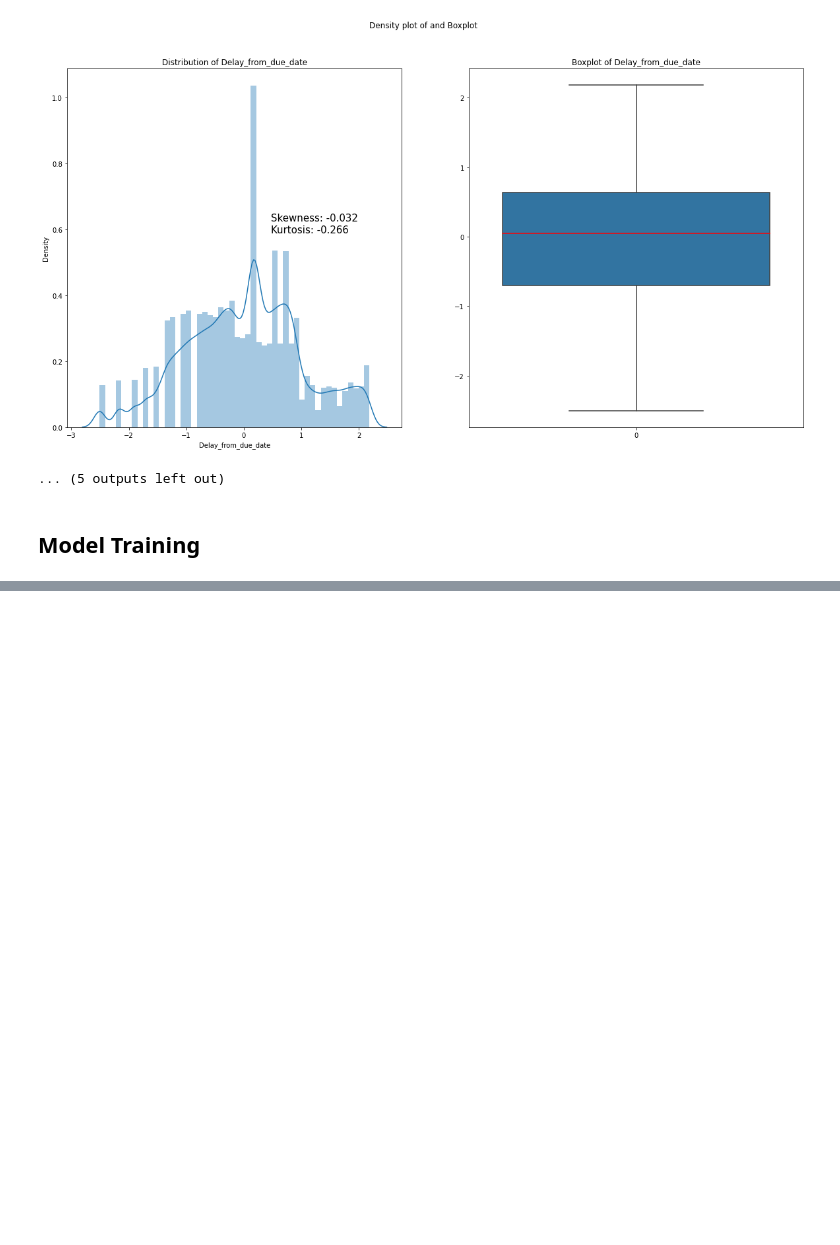
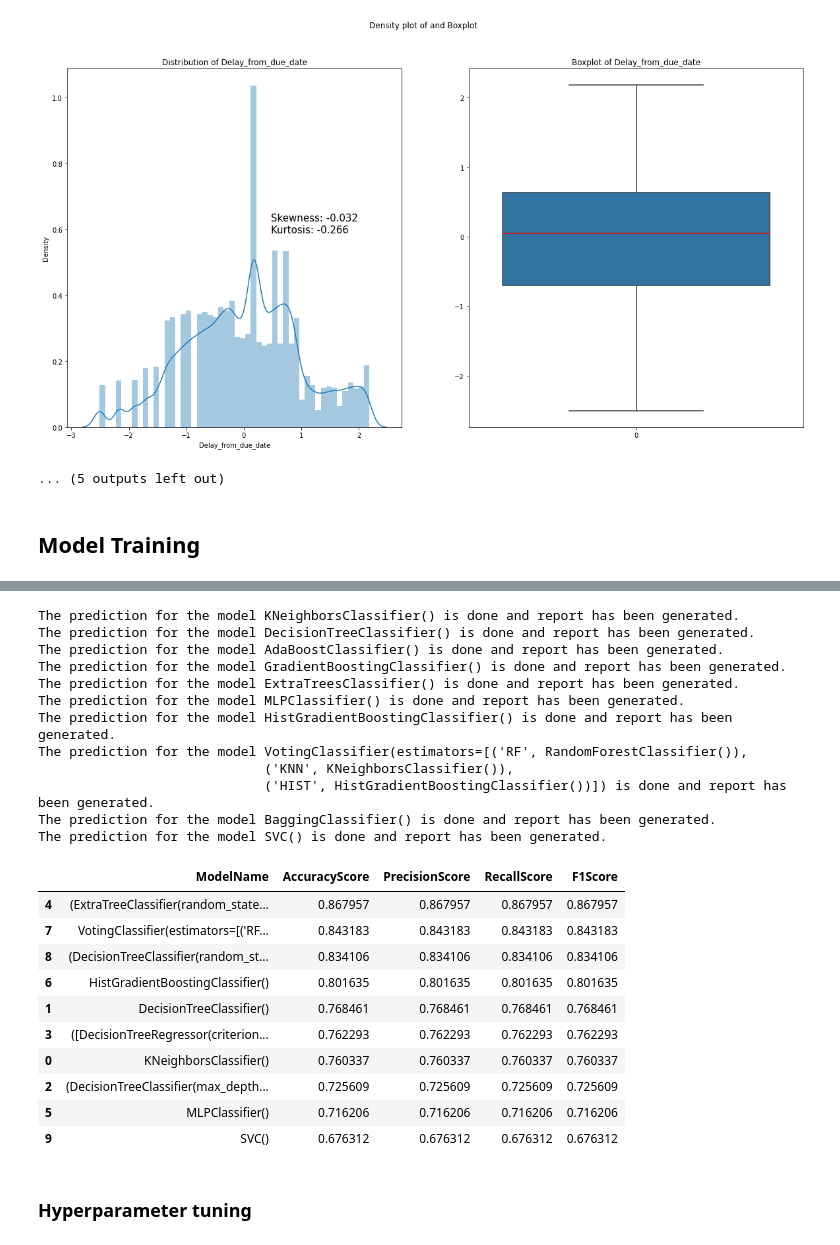
Before and after one commit to ptrGSKA/Credit_Score_Classification, a Jupyter notebook: credit_score_classification.ipynb, the cells around one changed output, grey strips where cells are left out. Cells and saved outputs as stored; diff of their text form; code cells hidden in the pictures; blank space fills up the shorter version.

```diff
--- a/credit_score_classification.ipynb
+++ b/credit_score_classification.ipynb
@@ -801,11 +877,61 @@ weighted avg       0.74      0.74      0.74     30000
 # %%
+# Scaling our date for better performance
 scaler = StandardScaler()
 features = X_train.columns
 X_train_scaled = scaler.fit_transform(X_train)
 X_train_scaled = pd.DataFrame(X_train,columns=features)
 X_test_scaled = scaler.transform(X_test)
 X_test_scaled = pd.DataFrame(X_test,columns=features)
-
-for model in models:
-    train_Evaluate(model, X_train_scaled, y_train, X_test_scaled, y_test)
+# %%
+# Models that achieved high scores on the first unscaled version of the data
+models2 = [KNeighborsClassifier(), DecisionTreeClassifier(), AdaBoostClassifier(), GradientBoostingClassifier(),
+          ExtraTreesClassifier(), MLPClassifier(), HistGradientBoostingClassifier(),
+          VotingClassifier(estimators=[('RF',RandomForestClassifier()),
+                                       ('KNN',KNeighborsClassifier()),
+                                       ('HIST',HistGradientBoostingClassifier())],voting='hard'),
+          BaggingClassifier(), SVC()
+         ]
+
+ModelName = []
+AccuracyScore = []
+PrecisionScore = []
+RecallScore = []
+F1Score = []
+
+for model in models2:
+    train_Evaluate('model_report_scaled.txt',model, X_train_scaled, y_train, X_test_scaled, y_test)
+
+ModelEvaluation2 = pd.DataFrame({'ModelName': ModelName,
+                                'AccuracyScore': AccuracyScore,
+                                'PrecisionScore': PrecisionScore,
+                                'RecallScore': RecallScore,
+                                'F1Score': F1Score}).sort_values('AccuracyScore', ascending = False)
+
+ModelEvaluation2
+# %% [output]
+The prediction for the model KNeighborsClassifier() is done and report has been generated.
+The prediction for the model DecisionTreeClassifier() is done and report has been generated.
+The prediction for the model AdaBoostClassifier() is done and report has been generated.
+The prediction for the model GradientBoostingClassifier() is done and report has been generated.
+The prediction for the model ExtraTreesClassifier() is done and report has been generated.
+The prediction for the model MLPClassifier() is done and report has been generated.
+The prediction for the model HistGradientBoostingClassifier() is done and report has been generated.
+The prediction for the model VotingClassifier(estimators=[('RF', RandomForestClassifier()),
+                             ('KNN', KNeighborsClassifier()),
+                             ('HIST', HistGradientBoostingClassifier())]) is done and report has been generated.
+The prediction for the model BaggingClassifier() is done and report has been generated.
+The prediction for the model SVC() is done and report has been generated.
+|  | ModelName | AccuracyScore | PrecisionScore | RecallScore | F1Score |
+| 4 | (ExtraTreeClassifier(random_state... | 0.867957 | 0.867957 | 0.867957 | 0.867957 |
+| 7 | VotingClassifier(estimators=[('RF... | 0.843183 | 0.843183 | 0.843183 | 0.843183 |
+| 8 | (DecisionTreeClassifier(random_st... | 0.834106 | 0.834106 | 0.834106 | 0.834106 |
+| 6 | HistGradientBoostingClassifier() | 0.801635 | 0.801635 | 0.801635 | 0.801635 |
+| 1 | DecisionTreeClassifier() | 0.768461 | 0.768461 | 0.768461 | 0.768461 |
+| 3 | ([DecisionTreeRegressor(criterion... | 0.762293 | 0.762293 | 0.762293 | 0.762293 |
+| 0 | KNeighborsClassifier() | 0.760337 | 0.760337 | 0.760337 | 0.760337 |
+| 2 | (DecisionTreeClassifier(max_depth... | 0.725609 | 0.725609 | 0.725609 | 0.725609 |
+| 5 | MLPClassifier() | 0.716206 | 0.716206 | 0.716206 | 0.716206 |
+| 9 | SVC() | 0.676312 | 0.676312 | 0.676312 | 0.676312 |
+# %% [markdown]
+### Hyperparameter tuning
 # %%
```
Also changed, not shown: parts of 26 cells of this notebook, 2 other files.
